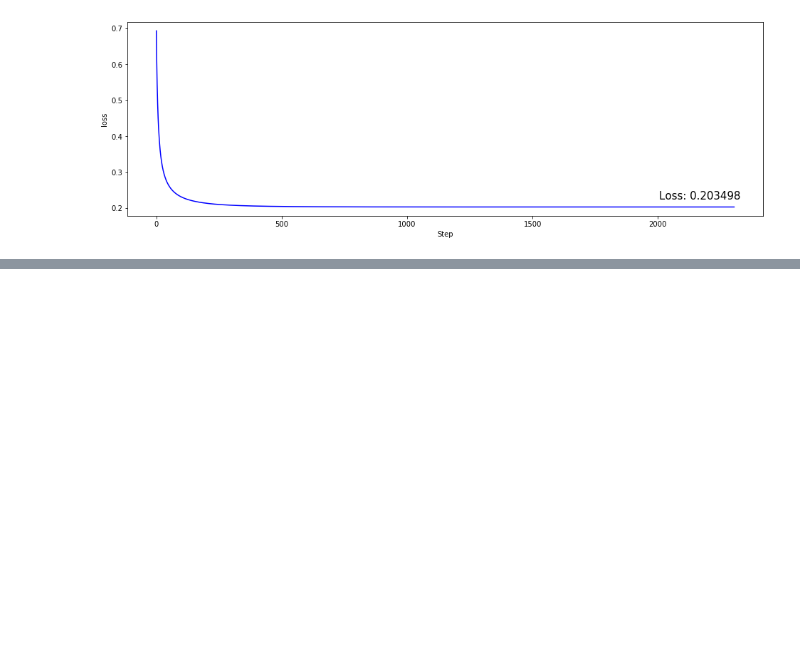
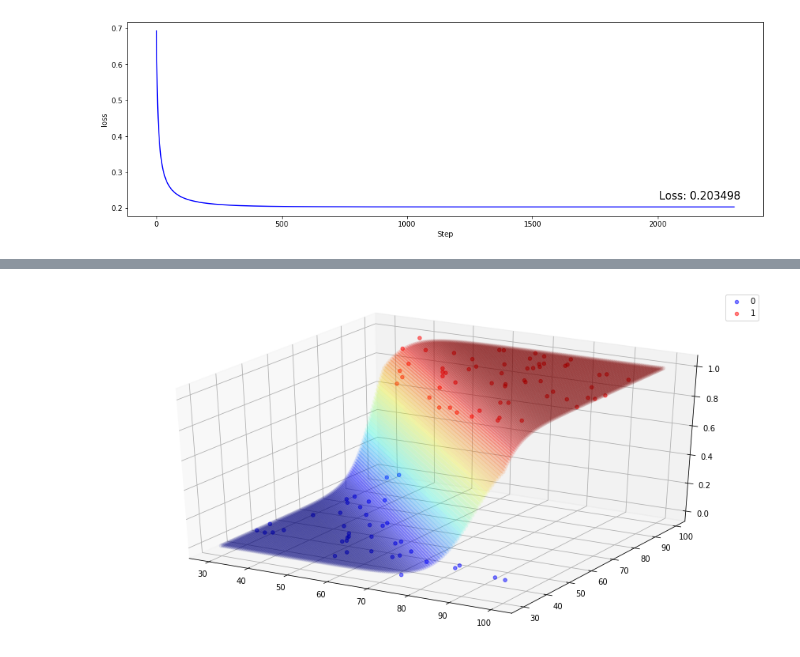
Before and after one commit to wonbeomjang/CAU54161-Machine-learning-class, a Jupyter notebook: Assignment_05/Assignment_05.ipynb, the cells around one changed output, grey strips where cells are left out. Cells and saved outputs as stored; diff of their text form; code cells hidden in the pictures; blank space fills up the shorter version.

```diff
--- a/Assignment_05/Assignment_05.ipynb
+++ b/Assignment_05/Assignment_05.ipynb
@@ -145,0 +163,10 @@ plt.show()
+# %%
+plt.figure(figsize=(15, 8))
+ax = plt.axes(projection='3d')
+ax.scatter(x_label0, y_label0, label[label==0], alpha=0.5, label='0', c='b')
+ax.scatter(x_label1, y_label1, label[label==1], alpha=0.5, label='1', c='r')
+ax.scatter(data[:, 0], data[:, 1], model((data - 65) / 70).squeeze(), c=model((data - 65) / 70).squeeze(), cmap='jet', alpha=0.08)
+ax.legend()
+plt.show()
+# %% [output]
+[figure, added]
```
Also changed, not shown: parts of 3 cells of this notebook.
